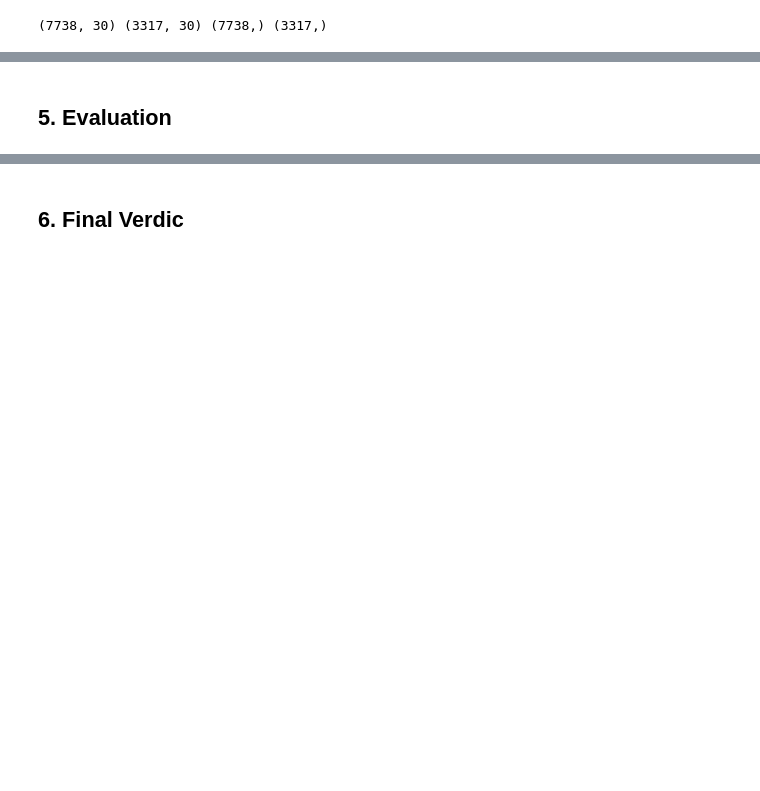
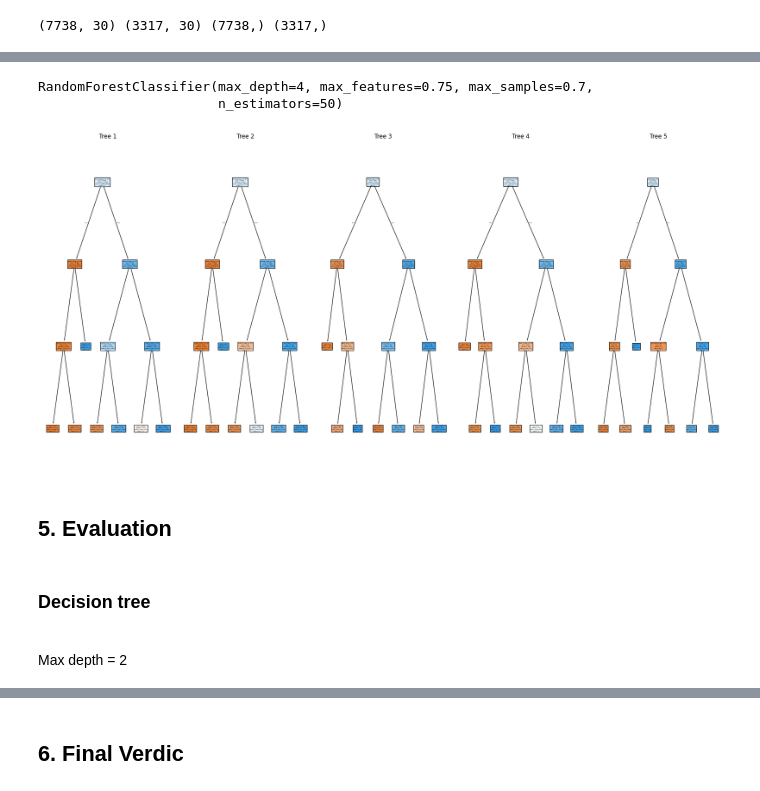
Before and after one commit to JarkkoKarki/Koneoppiminen, a Jupyter notebook: Teht/03_Decision_trees_and_random_forests.ipynb, the cells around one changed output, grey strips where cells are left out. Saved outputs shown, nothing was run; the diff lists cells and outputs as text; code cells hidden in the pictures; blank space fills up the shorter version.

```diff
--- a/Teht/03_Decision_trees_and_random_forests.ipynb
+++ b/Teht/03_Decision_trees_and_random_forests.ipynb
@@ -103,0 +110,23 @@ NameError: name 'classification_report' is not defined
+# %%
+model = RandomForestClassifier(n_estimators=50, max_depth=4, bootstrap=True, max_samples=0.7, max_features=0.75)
+model.fit(X_train, y_train)
+# %% [output]
+RandomForestClassifier(max_depth=4, max_features=0.75, max_samples=0.7,
+                       n_estimators=50)
+# %%
+model = RandomForestClassifier(n_estimators=100, bootstrap=True, max_depth=3, max_samples=0.7, min_samples_leaf=5, max_features=0.75)
+model.fit(X, y)
+
+n_trees_to_plot = 5
+plt.figure(figsize=(20, 10))
+
+for i in range(n_trees_to_plot):
+    plt.subplot(1, n_trees_to_plot, i + 1)
+    plot_tree(model.estimators_[i], filled=True,
+              feature_names= X.keys(), class_names=['-1', '1'])
+    plt.title(f'Tree {i + 1}')
+
+plt.tight_layout()
+plt.show()
+# %% [output]
+[figure, added]
@@ -104,2 +143,6 @@ NameError: name 'classification_report' is not defined
 # %% [markdown]
 ## 5. Evaluation
+# %% [markdown]
+### Decision tree
+<br>
+Max depth = 2
```
Also changed, not shown: parts of 16 cells of this notebook, 1 other file.
